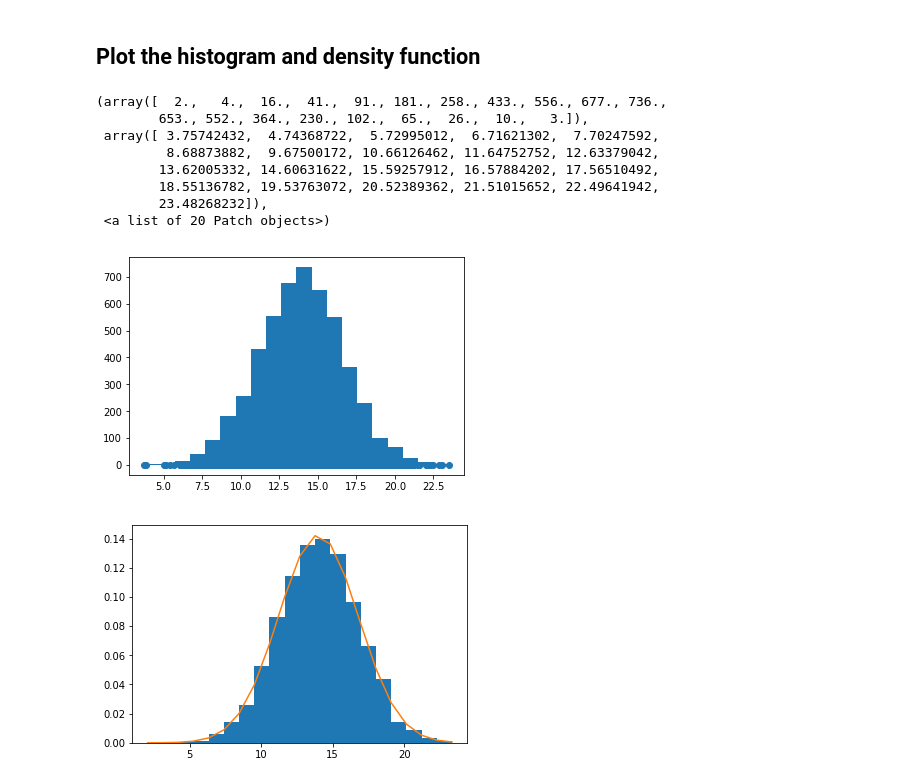
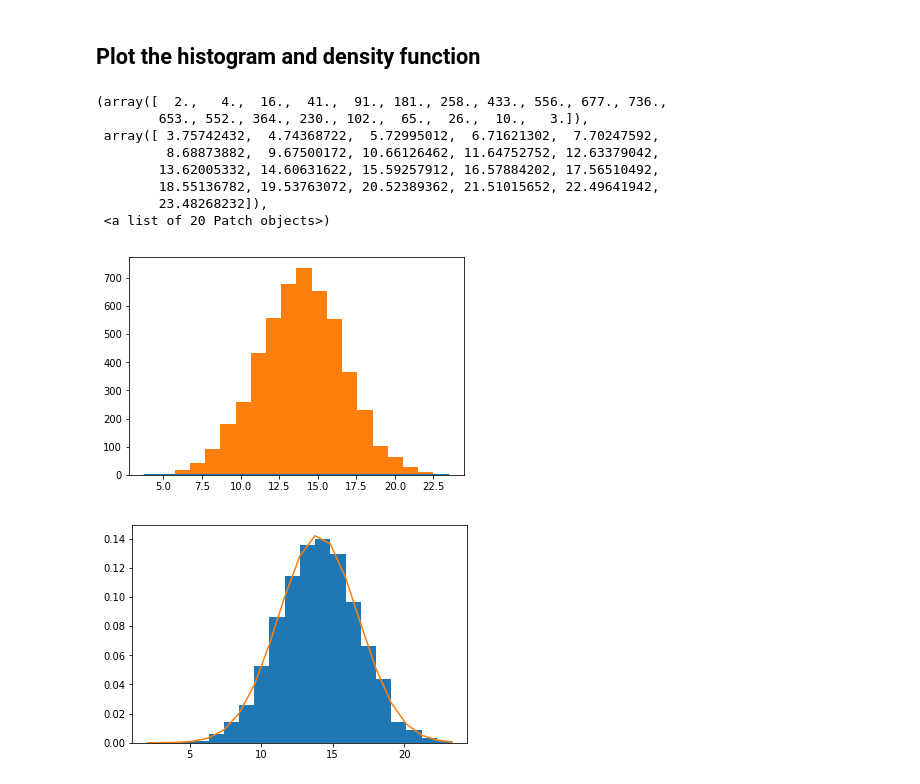
Before and after one commit to ortsed/dsc-normal-distribution-lab-dc-ds-career-042219, a Jupyter notebook: index.ipynb, the cells around one changed output. Drawn from its saved outputs; the diff is of its cells as text; code cells hidden in the pictures.

```diff
--- a/index.ipynb
+++ b/index.ipynb
@@ -60,18 +60,18 @@ density = [dens(x) for x in nrm]
 # %% [markdown]
 ## Plot the histogram and density function
 # %%
-plt.scatter(nrm, density)
+plt.plot(nrm, density, col)
 plt.hist(nrm, bins=20)
 # %% [output]
 (array([  2.,   4.,  16.,  41.,  91., 181., 258., 433., 556., 677., 736.,
         653., 552., 364., 230., 102.,  65.,  26.,  10.,   3.]),
  array([ 3.75742432,  4.74368722,  5.72995012,  6.71621302,  7.70247592,
          8.68873882,  9.67500172, 10.66126462, 11.64752752, 12.63379042,
         13.62005332, 14.60631622, 15.59257912, 16.57884202, 17.56510492,
         18.55136782, 19.53763072, 20.52389362, 21.51015652, 22.49641942,
         23.48268232]),
  <a list of 20 Patch objects>)
-[figure, old version]
+[figure, new version]
 # %%
 # Plot histogram along with the density function
 # %% [output]
```
